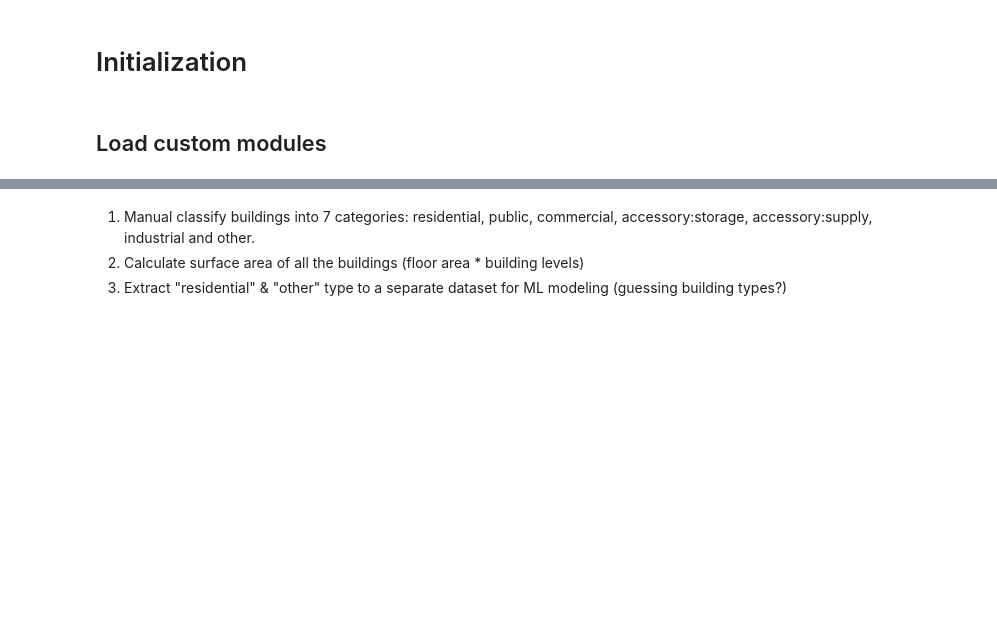
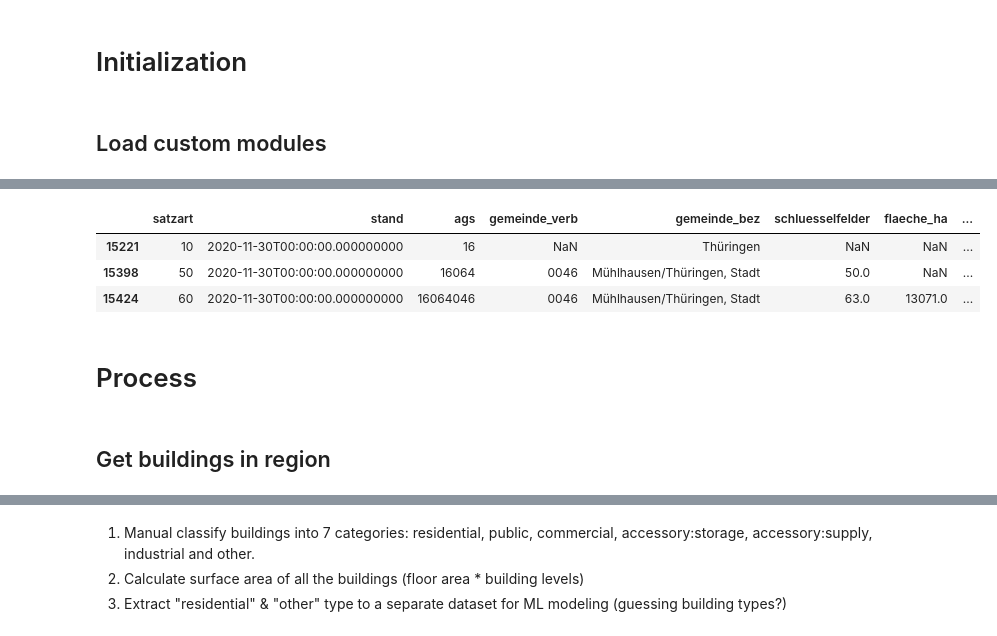
Before and after one commit to o0oBluePhoenixo0o/CheapAtlas, a Jupyter notebook: notebooks/2_data_preparation.ipynb, the cells around one changed output, grey strips where cells are left out. Drawn from its saved outputs; the diff is of its cells as text; code cells hidden in the pictures; blank space fills up the shorter version.

```diff
--- a/notebooks/2_data_preparation.ipynb
+++ b/notebooks/2_data_preparation.ipynb
@@ -28,0 +134,12 @@ pd.set_option('display.max_colwidth', None)
+# %%
+# Community directory dataframe
+# Use this file to manually get ags code for region available on Geofabrik (inside state)
+com_dir_df = gemeindeverz.einlesen(GV_path)
+com_dir_df[com_dir_df.gemeinde_bez.str.contains('thüringen', case = False)]
+# %% [output]
+|  | satzart | stand | ags | gemeinde_verb | gemeinde_bez | schluesselfelder | flaeche_ha | ... |
+| 15221 | 10 | 2020-11-30T00:00:00.000000000 | 16 | NaN | Thüringen | NaN | NaN | ... |
+| 15398 | 50 | 2020-11-30T00:00:00.000000000 | 16064 | 0046 | Mühlhausen/Thüringen, Stadt | 50.0 | NaN | ... |
+| 15424 | 60 | 2020-11-30T00:00:00.000000000 | 16064046 | 0046 | Mühlhausen/Thüringen, Stadt | 63.0 | 13071.0 | ... |
+# %% [markdown]
+# Process
@@ -28,0 +252,2 @@ pd.set_option('display.max_colwidth', None)
+# %% [markdown]
+## Get buildings in region
```
Also changed, not shown: parts of 62 cells of this notebook, 15 other files.
